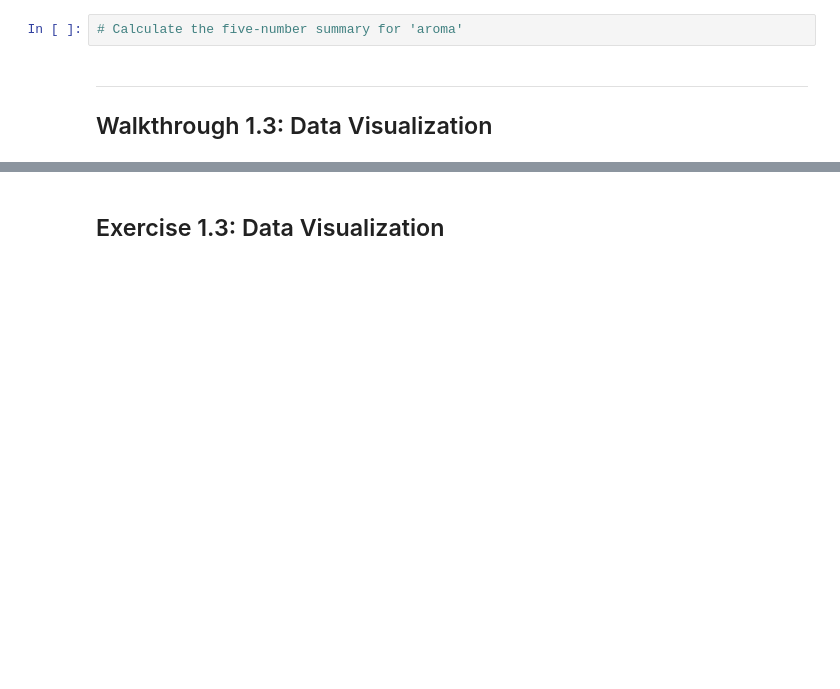
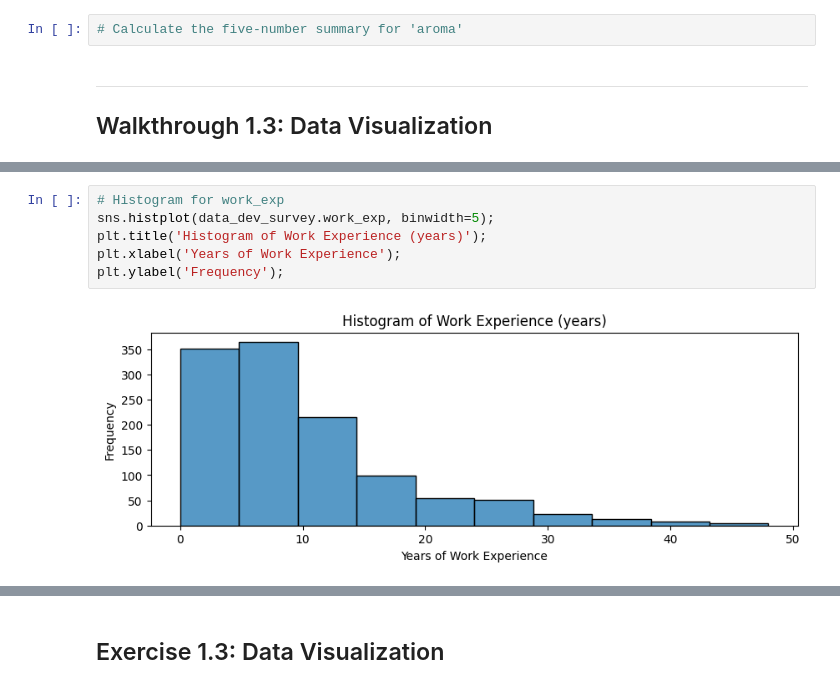
Before and after one commit to ismayc/oreilly-fundamentals-of-statistics-with-python, a Jupyter notebook: exercises_2025-06.ipynb, the cells around one changed output, grey strips where cells are left out. Cells and saved outputs as stored; diff of their text form; blank space fills up the shorter version.

```diff
--- a/exercises_2025-06.ipynb
+++ b/exercises_2025-06.ipynb
@@ -237,2 +277,10 @@ data_dev_survey.years_code_pro.max()
+# %%
+# Histogram for work_exp
+sns.histplot(data_dev_survey.work_exp, binwidth=5);
+plt.title('Histogram of Work Experience (years)');
+plt.xlabel('Years of Work Experience');
+plt.ylabel('Frequency');
+# %% [output]
+[figure, added]
 # %%
 # Scatter plot for years_code_pro vs. converted_comp_yearly
```
Also changed, not shown: parts of 25 cells of this notebook, 1 other file.
